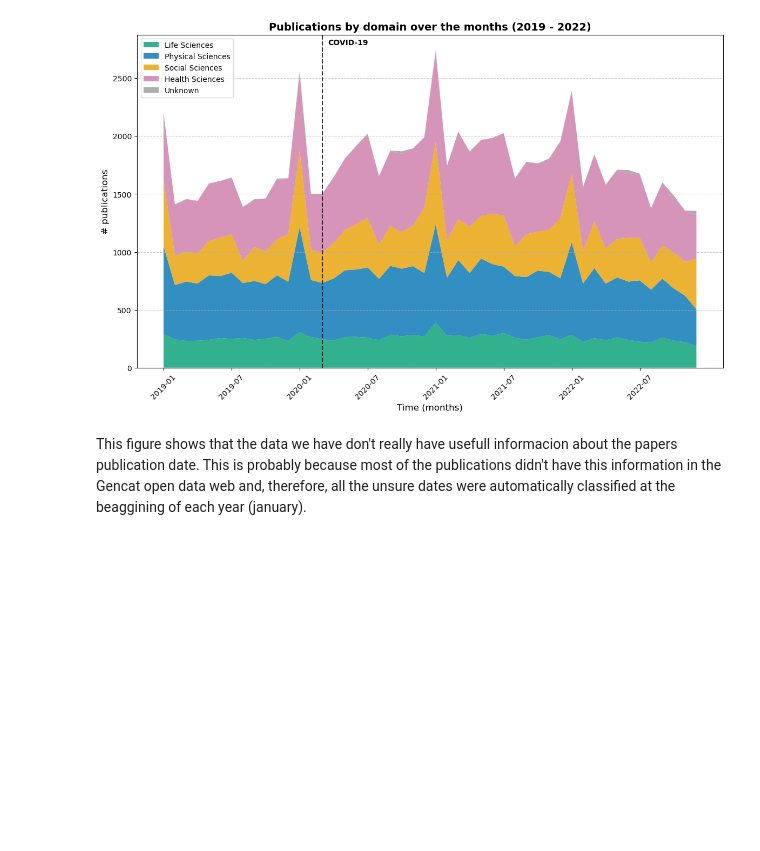
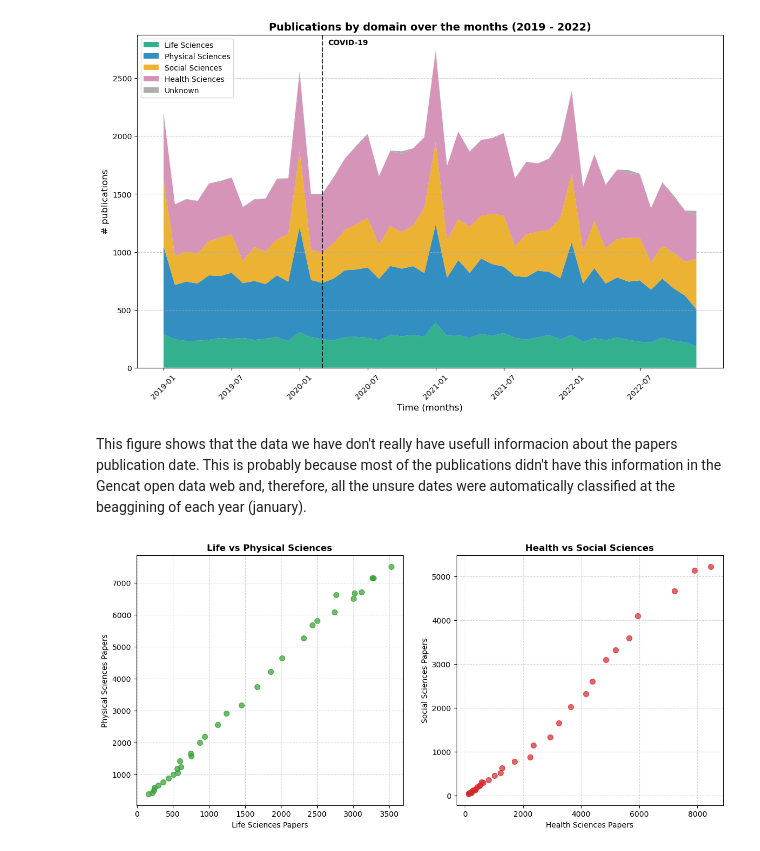
Before and after one commit to AdriRed/science-squared-avbd, a Jupyter notebook: notebooks/05_alba_domains_topics_plots.ipynb, the cells around one changed output. Cells and saved outputs as stored; diff of their text form; code cells hidden in the pictures; blank space fills up the shorter version.

```diff
--- a/notebooks/05_alba_plots_domains_topics.ipynb
+++ b/notebooks/05_alba_domains_topics_plots.ipynb
@@ -1327,3 +1358,26 @@ plt.show()
 [figure]
 # %% [markdown]
 This figure shows that the data we have don't really have usefull informacion about the papers publication date. This is probably because most of the publications didn't have this information in the Gencat open data web and, therefore, all the unsure dates were automatically classified at the beaggining of each year (january).
+# %%
+fig, (ax1, ax2) = plt.subplots(1, 2, figsize=(14, 6))
+
+# Filtrar anys 1990-2022
+df_anys = taula_dominis[(taula_dominis.index >= 1990) & (taula_dominis.index <= 2022)]
+
+# Gràfic 1: Life vs Physical
+ax1.scatter(df_anys['Life Sciences'], df_anys['Physical Sciences'], color='#2ca02c', s=50, alpha=0.7)
+ax1.set_title("Life vs Physical Sciences", fontweight='bold')
+ax1.set_xlabel("Life Sciences Papers")
+ax1.set_ylabel("Physical Sciences Papers")
+ax1.grid(True, linestyle='--', alpha=0.5)
+
+# Gràfic 2: Health vs Social
+ax2.scatter(df_anys['Health Sciences'], df_anys['Social Sciences'], color='#d62728', s=50, alpha=0.7)
+ax2.set_title("Health vs Social Sciences", fontweight='bold')
+ax2.set_xlabel("Health Sciences Papers")
+ax2.set_ylabel("Social Sciences Papers")
+ax2.grid(True, linestyle='--', alpha=0.5)
+
+plt.show()
+# %% [output]
+[figure, added]
```
Also changed, not shown: parts of 5 cells of this notebook.
